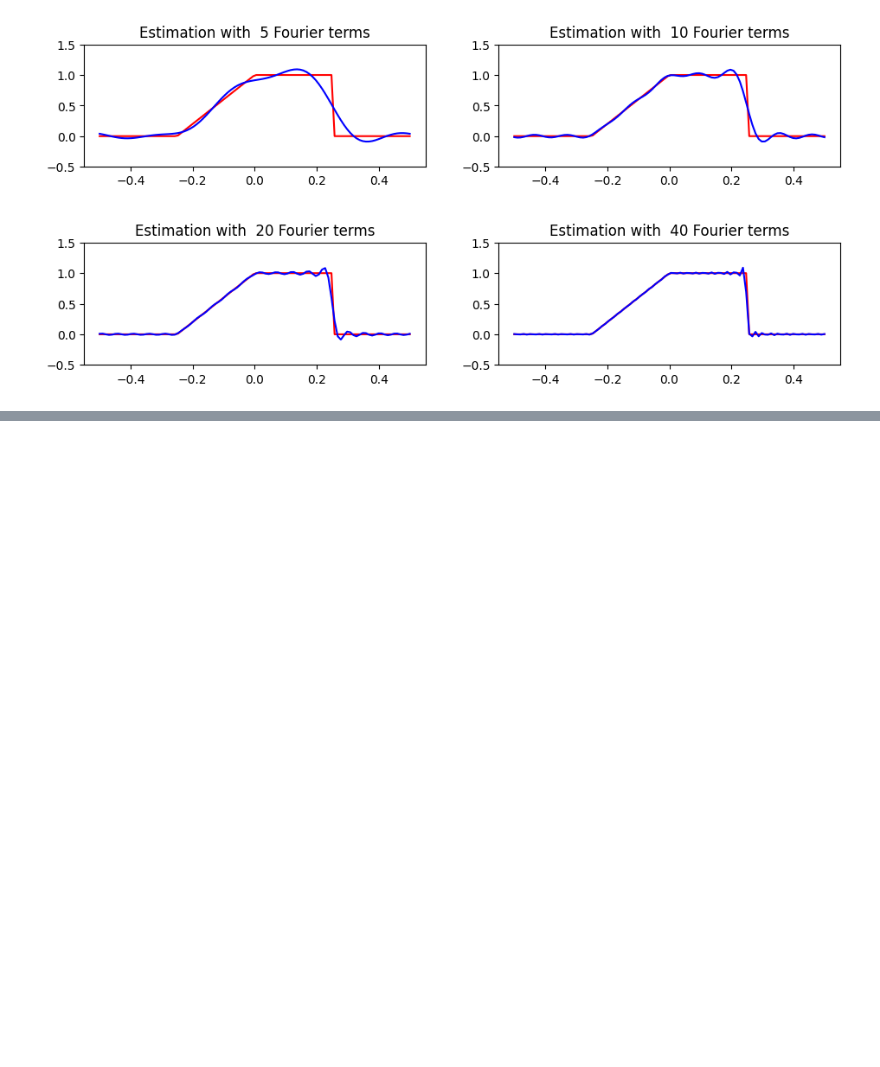
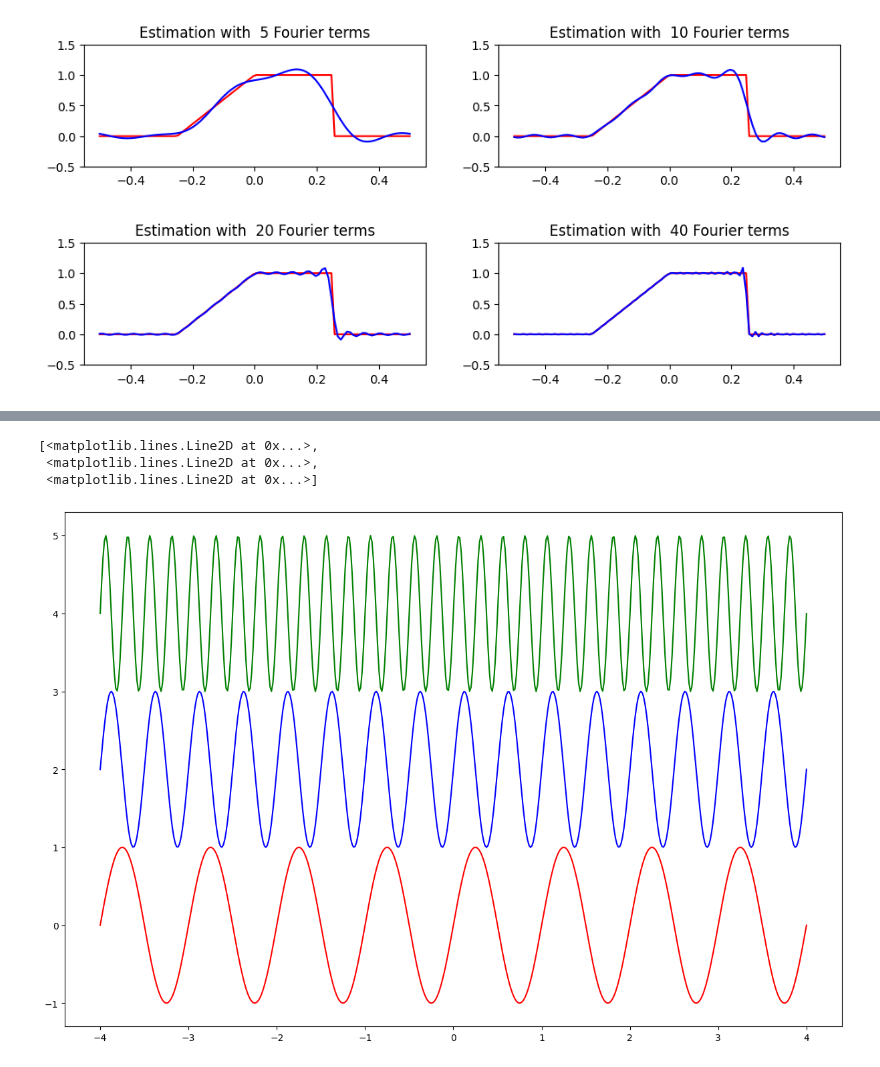
Before and after one commit to arizonaCameraLab/computationalImaging, a Jupyter notebook: Chapter2ForwardModels/FourierRepresentation.ipynb, the cells around one changed output, grey strips where cells are left out. Drawn from its saved outputs; the diff is of its cells as text; code cells hidden in the pictures; blank space fills up the shorter version.

```diff
--- a/Chapter2ForwardModels/FourierRepresentation.ipynb
+++ b/Chapter2ForwardModels/FourierRepresentation.ipynb
@@ -162,0 +171,9 @@ for coeffs in [5, 10, 20, 40]:
+# %%
+plt.figure(figsize=(15,10))
+xrange=np.linspace(-4,4,500);
+plt.plot(xrange,np.sin(2*np.pi*xrange),'r',xrange,np.sin(2*2*np.pi*xrange)+2,'b',xrange,np.sin(4*2*np.pi*xrange)+4,'g')
+# %% [output]
+[<matplotlib.lines.Line2D at 0x...>,
+ <matplotlib.lines.Line2D at 0x...>,
+ <matplotlib.lines.Line2D at 0x...>]
+[figure, added]
```
Also changed, not shown: parts of 5 cells of this notebook.
